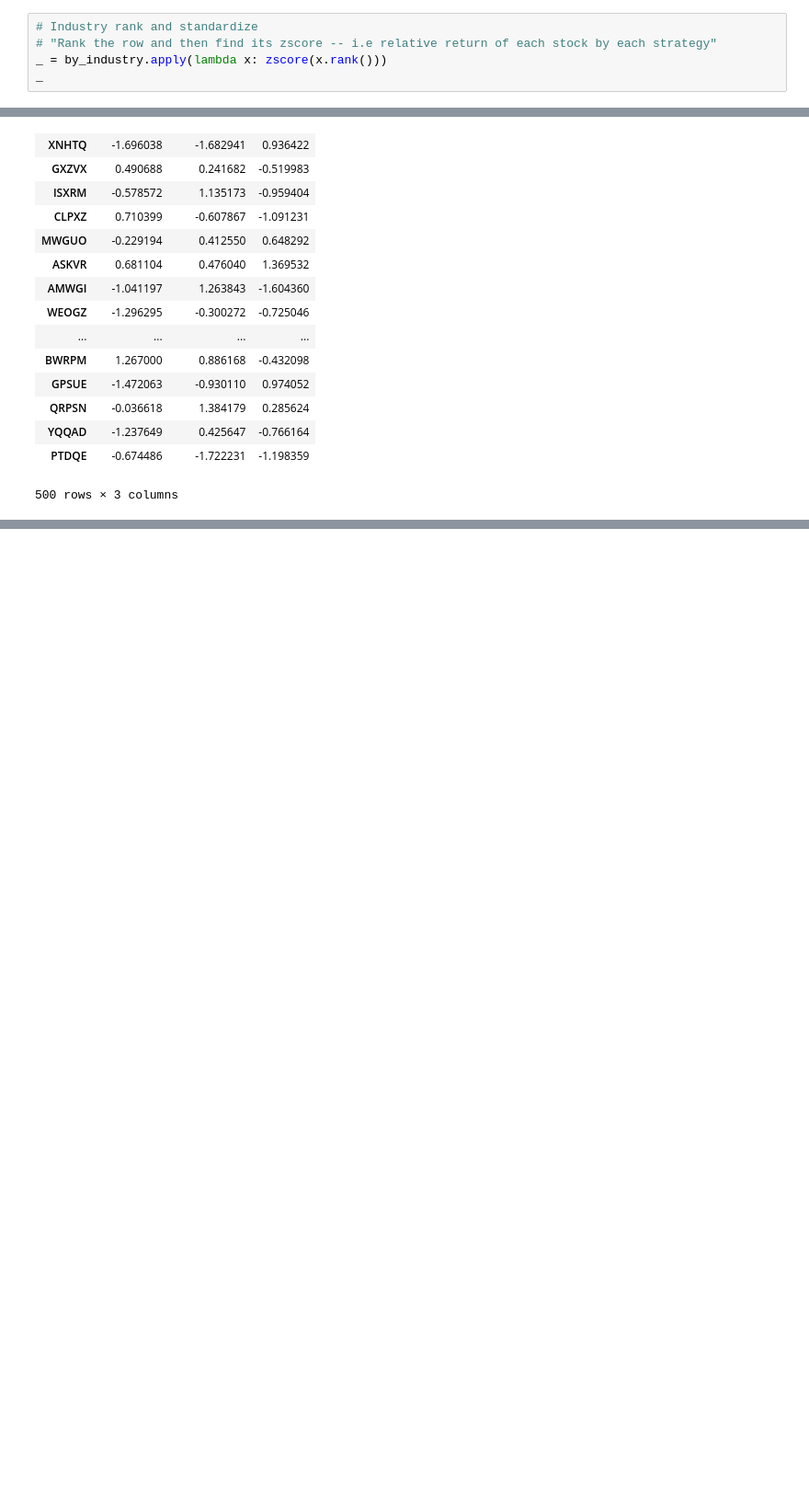
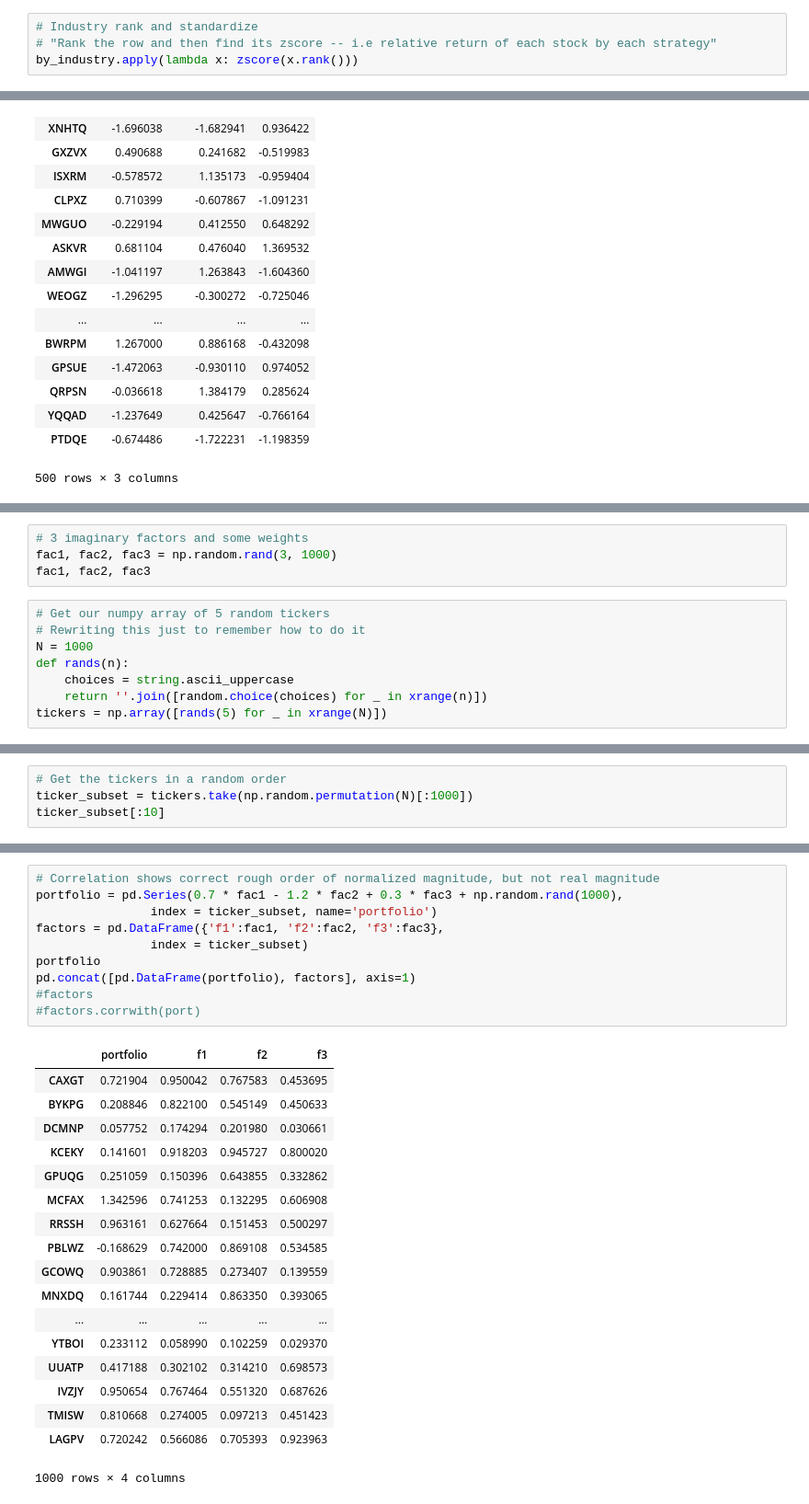
Before and after one commit to luxor42/python-learning, a Jupyter notebook: PythonForDataAnalysis/Python for Data Analysis - Chapter 11 - Financial and Economic Data Applications.ipynb, the cells around one changed output, grey strips where cells are left out. Shown at 92% size. Saved outputs shown, nothing was run; the diff lists cells and outputs as text; blank space fills up the shorter version.

```diff
--- a/PythonForDataAnalysis/Python for Data Analysis - Chapter 11 - Financial and Economic Data Applications.ipynb
+++ b/PythonForDataAnalysis/Python for Data Analysis - Chapter 11 - Financial and Economic Data Applications.ipynb
@@ -626,8 +645,7 @@ ind_rank.groupby(industries).agg(['min', 'max'])
 # %%
 # Industry rank and standardize
 # "Rank the row and then find its zscore -- i.e relative return of each stock by each strategy"
-_ = by_industry.apply(lambda x: zscore(x.rank()))
-_
+by_industry.apply(lambda x: zscore(x.rank()))
 # %% [output]
 |  | Momentum | ShortInterest | Value |
 | VTKGN | 0.386356 | 1.290036 | -1.355520 |
@@ -649,0 +673,12 @@ _
+# %%
+# 3 imaginary factors and some weights
+fac1, fac2, fac3 = np.random.rand(3, 1000)
+fac1, fac2, fac3
+# %%
+# Get our numpy array of 5 random tickers
+# Rewriting this just to remember how to do it
+N = 1000
+def rands(n):
+    choices = string.ascii_uppercase
+    return ''.join([random.choice(choices) for _ in xrange(n)])
+tickers = np.array([rands(5) for _ in xrange(N)])
@@ -649,0 +692,4 @@ _
+# %%
+# Get the tickers in a random order
+ticker_subset = tickers.take(np.random.permutation(N)[:1000])
+ticker_subset[:10]
@@ -649,0 +703,29 @@ _
+# %%
+# Correlation shows correct rough order of normalized magnitude, but not real magnitude
+portfolio = pd.Series(0.7 * fac1 - 1.2 * fac2 + 0.3 * fac3 + np.random.rand(1000),
+                index = ticker_subset, name='portfolio')
+factors = pd.DataFrame({'f1':fac1, 'f2':fac2, 'f3':fac3},
+                index = ticker_subset)
+portfolio
+pd.concat([pd.DataFrame(portfolio), factors], axis=1)
+#factors
+#factors.corrwith(port)
+# %% [output]
+|  | portfolio | f1 | f2 | f3 |
+| CAXGT | 0.721904 | 0.950042 | 0.767583 | 0.453695 |
+| BYKPG | 0.208846 | 0.822100 | 0.545149 | 0.450633 |
+| DCMNP | 0.057752 | 0.174294 | 0.201980 | 0.030661 |
+| KCEKY | 0.141601 | 0.918203 | 0.945727 | 0.800020 |
+| GPUQG | 0.251059 | 0.150396 | 0.643855 | 0.332862 |
+| MCFAX | 1.342596 | 0.741253 | 0.132295 | 0.606908 |
+| RRSSH | 0.963161 | 0.627664 | 0.151453 | 0.500297 |
+| PBLWZ | -0.168629 | 0.742000 | 0.869108 | 0.534585 |
+| GCOWQ | 0.903861 | 0.728885 | 0.273407 | 0.139559 |
+| MNXDQ | 0.161744 | 0.229414 | 0.863350 | 0.393065 |
+| ... | ... | ... | ... | ... |
+| YTBOI | 0.233112 | 0.058990 | 0.102259 | 0.029370 |
+| UUATP | 0.417188 | 0.302102 | 0.314210 | 0.698573 |
+| IVZJY | 0.950654 | 0.767464 | 0.551320 | 0.687626 |
+| TMISW | 0.810668 | 0.274005 | 0.097213 | 0.451423 |
+| LAGPV | 0.720242 | 0.566086 | 0.705393 | 0.923963 |
+1000 rows × 4 columns
```
Also changed, not shown: parts of 10 cells of this notebook.
